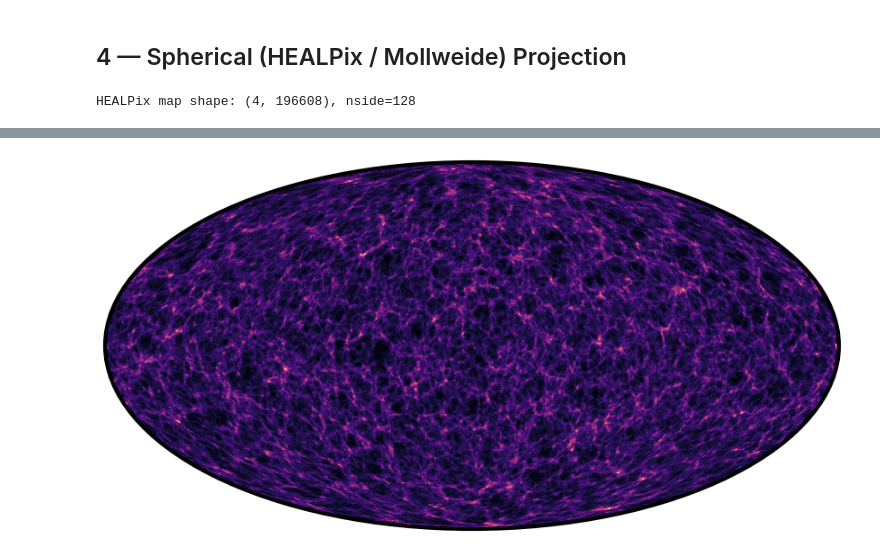
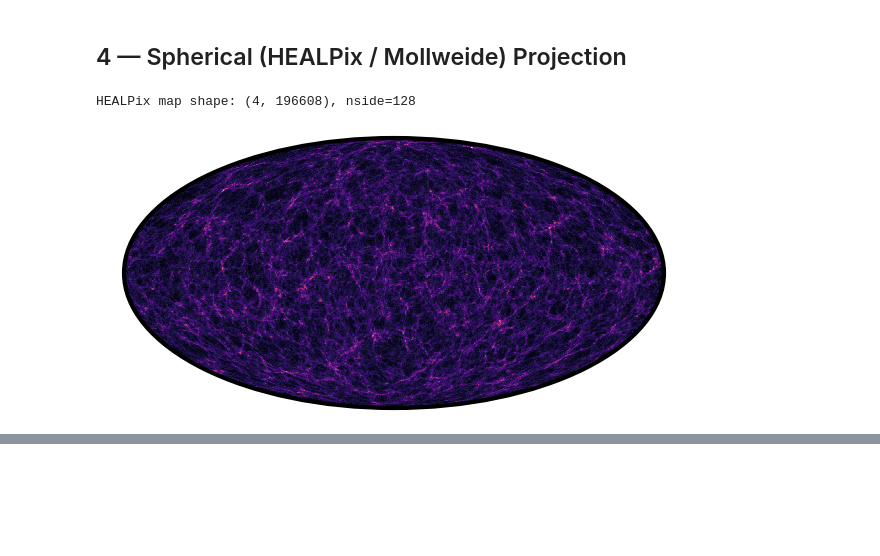
Before and after one commit to ASKabalan/jax-fli, a Jupyter notebook: assets/illustrate.ipynb, the cells around one changed output, grey strips where cells are left out. Saved outputs shown, nothing was run; the diff lists cells and outputs as text; code cells hidden in the pictures; blank space fills up the shorter version.

Commit message:
cleanup illustration

```diff
--- a/assets/illustrate.ipynb
+++ b/assets/illustrate.ipynb
@@ -134,85 +134,30 @@ print("Saved: illustrations/02_final_density.png")
 Saved: illustrations/02_final_density.png
 # %% [markdown]
 ## 4 — Spherical (HEALPix / Mollweide) Projection
+# %%
+spherical_map, _ = jfli.lpt(cosmo, initial_field, ts=a_center, order=1, painting=jfli.PaintingOptions(target="spherical"))
+spherical_map = spherical_map.ud_sample(new_nside=128)
 # %%
 import healpy as hp
 
-r_center = jc.background.radial_comoving_distance(cosmo, a_center)
-z_sources = jc.utils.a2z(a_center)
-shell_width = jnp.broadcast_to(shell_width, r_center.shape)
-
-spherical_map = dx.to(jfli.units.GRID_ABSOLUTE).paint_spherical(
-    center=r_center,
-    density_plane_width=shell_width,
-    scheme="rbf_neighbor",
-)
-
-spherical_map = spherical_map.replace(
-    z_sources=z_sources, scale_factors=a_center, comoving_centers=r_center, density_width=shell_width
-)
 
 print(f"HEALPix map shape: {spherical_map.array.shape}, nside={spherical_map.nside}")
 
 spherical_map_log = spherical_map.apply_fn(jnp.log1p)
 
 # 1. Plot using projview with all the extra visual elements turned off
-fig = plt.figure(figsize=(5, 2.5))
-hp.projview(
-    spherical_map_log[0].array,
-    fig=fig,
-    projection_type="mollweide",
+fig = plt.figure(figsize=(6, 3))
+spherical_map_log[2].plot(
+    ax=fig.gca(),
+    titles="",
     cmap="magma",
-    cbar=False,  # Removes the color bar
-    graticule=False,  # Removes the internal grid lines and angle labels
-    title="",  # Ensures no title is drawn
-)
+    colorbar=False,
+    border_linewidth=3,)
 
-# 2. Grab the current axis to modify the border
-ax = plt.gca()
-
-# 3. Target the map's outline (the "spine") and make it thick and black
-for spine in ax.spines.values():
-    spine.set_linewidth(3)  # Increase this number to make it even thicker
-    spine.set_color("black")  # Forces the border color
-
-plt.savefig("illustrations/03_spherical_projection_LR.png", dpi=600, bbox_inches="tight", transparent=True)
-plt.show()
-fontsize: dict
-
-font_size = 24
-font_size_dict = {
-    "xlabel": font_size,
-    "ylabel": font_size,
-    "title": font_size,
-    "xtick_label": font_size,
-    "ytick_label": font_size,
-    "cbar_label": font_size,
-    "cbar_tick_label": font_size,
-}
-# 1. Plot using projview with all the extra visual elements turned off
-fig = plt.figure(figsize=(5, 2.5))
-hp.projview(
-    spherical_map_log[1].array,
-    fig=fig,
-    projection_type="mollweide",
-    cmap="magma",
-    cbar=False,  # Removes the color bar
-    graticule=False,  # Removes the internal grid lines and angle labels
-    title="Spherical Density maps",  # Ensures no title is drawn
-    fontsize=font_size_dict,
-)
-
-# 2. Grab the current axis to modify the border
-ax = plt.gca()
-
-# 3. Target the map's outline (the "spine") and make it thick and black
-for spine in ax.spines.values():
-    spine.set_linewidth(3)  # Increase this number to make it even thicker
-    spine.set_color("black")  # Forces the border color
-
-plt.savefig("illustrations/04_spherical_projection_LR.png", dpi=600, bbox_inches="tight", transparent=True)
+plt.savefig("illustrations/03_spherical_projection.png", dpi=600, bbox_inches="tight", transparent=True)
 plt.show()
 
-print("Saved: illustrations/04_spherical_projection.png")
+print("Saved: illustrations/03_spherical_projection.png")
 # %% [output]
 HEALPix map shape: (4, 196608), nside=128
+[figure, new version]
@@ -220 +164,0 @@ HEALPix map shape: (4, 196608), nside=128
-[figure, old version]
```
Also changed, not shown: parts of 8 cells of this notebook, 6 other files.
